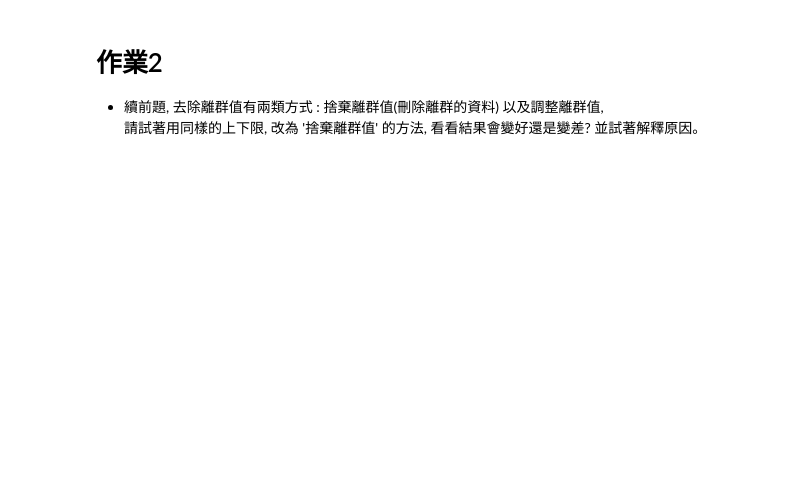
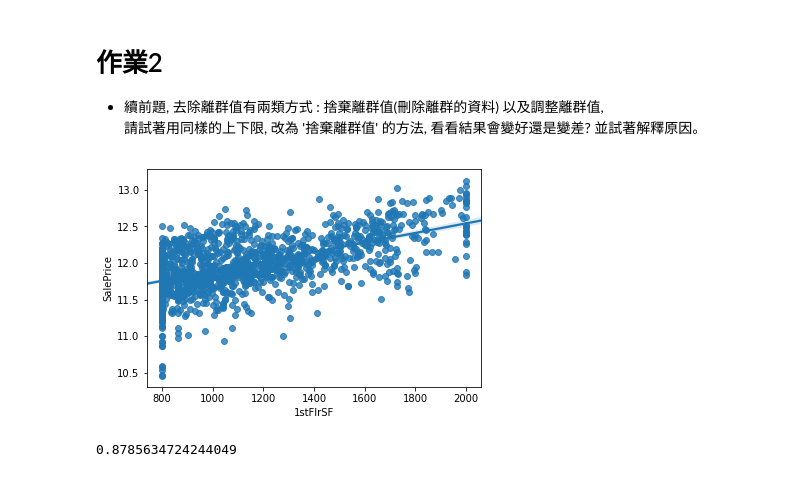
Before and after one commit to Oreo0925/2nd-ML100Days, a Jupyter notebook: homework/Day_020_HW.ipynb, the cells around one changed output. Drawn from its saved outputs; the diff is of its cells as text; code cells hidden in the pictures; blank space fills up the shorter version.

```diff
--- a/homework/Day_020_HW.ipynb
+++ b/homework/Day_020_HW.ipynb
@@ -94,15 +94,18 @@ cross_val_score(estimator, train_X, train_Y, cv=5).mean()
 # %%
 # 將 1stFlrSF 限制在你覺得適合的範圍內, 捨棄離群值
 """
 Your Code Here
 """
-keep_indexs = (df['1stFlrSF']> 300) & (df['1stFlrSF']< 2300)
+keep_indexs = (df['1stFlrSF']> 300) & (df['1stFlrSF']< 2800)
 df = df[keep_indexs]
 train_Y = train_Y[keep_indexs]
 sns.regplot(x = df['1stFlrSF'], y=train_Y)
 plt.show()
 
 # 做線性迴歸, 觀察分數
 train_X = MMEncoder.fit_transform(df)
 estimator = LinearRegression()
 cross_val_score(estimator, train_X, train_Y, cv=5).mean()
+# %% [output]
+[figure, added]
+0.8785634724244049
```
Also changed, not shown: parts of 1 cell of this notebook, 2 other files.
